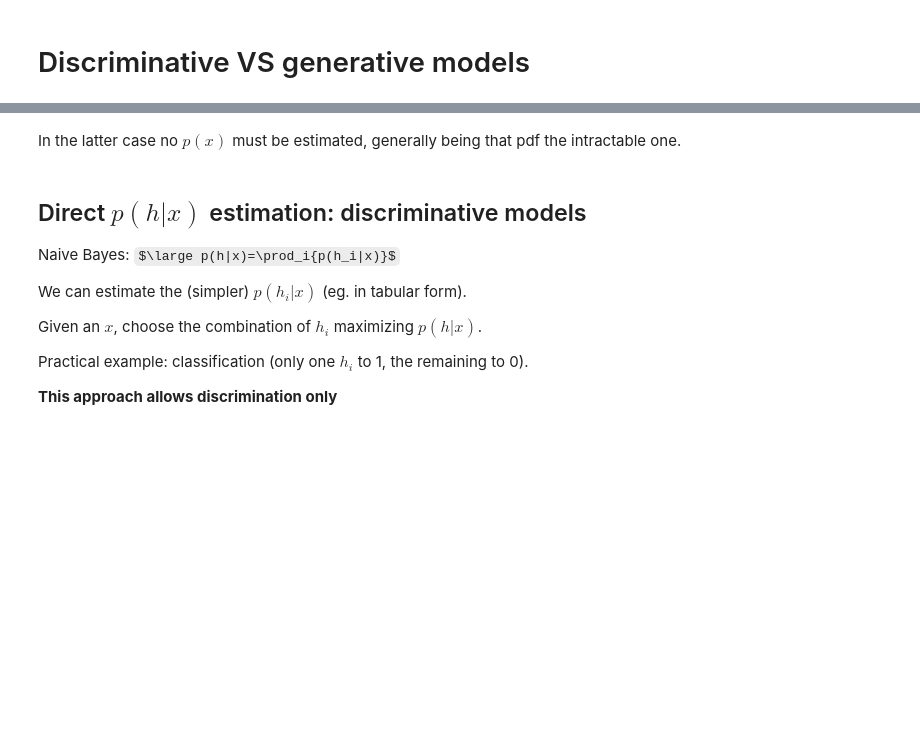
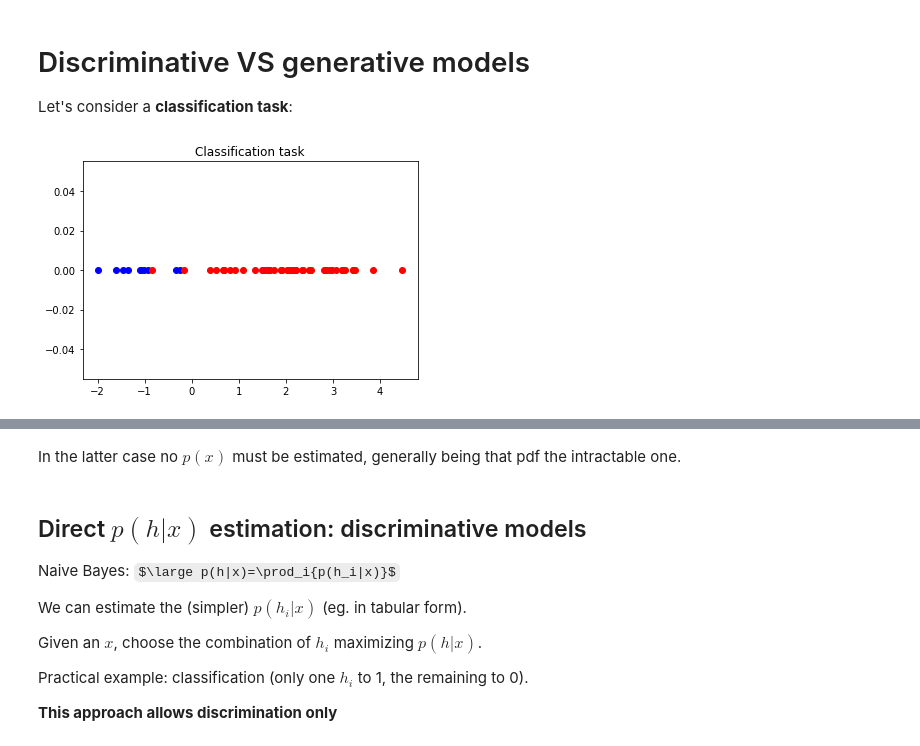
Before and after one commit to ilgabbio/meetup-generative-models, a Jupyter notebook: 00_generative.ipynb, the cells around one changed output, grey strips where cells are left out. Drawn from its saved outputs; the diff is of its cells as text; code cells hidden in the pictures; some formulas as TeX source; blank space fills up the shorter version.

```diff
--- a/00_generative.ipynb
+++ b/00_generative.ipynb
@@ -1,2 +1,19 @@
-# %% [markdown]
-# Discriminative VS generative models
+# %% [markdown]
+# Discriminative VS generative models
+
+Let's consider a __classification task__:
+# %%
+from matplotlib import pyplot as plt
+# %matplotlib notebook
+import numpy as np
+from numpy.random import normal as randn
+
+# Unbalanced classification problem:
+x1 = randn(size=(10,))/2-1
+x2 = randn(size=(50,))+2
+plt.scatter(x1,np.zeros(x1.shape),c='b')
+plt.scatter(x2,np.zeros(x2.shape),c='r')
+plt.title('Classification task')
+plt.show();
+# %% [output]
+[figure, added]
```
Also changed, not shown: parts of 10 cells of this notebook, 4 other files.
